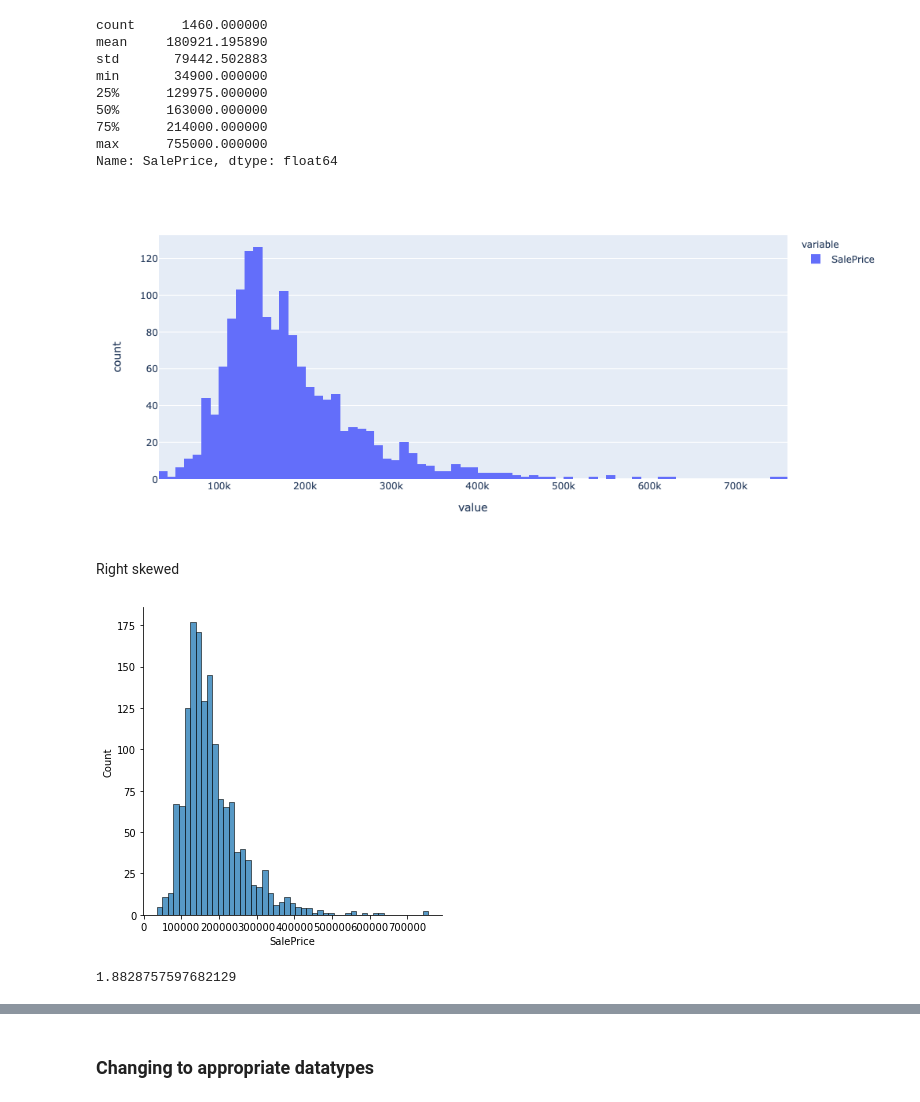
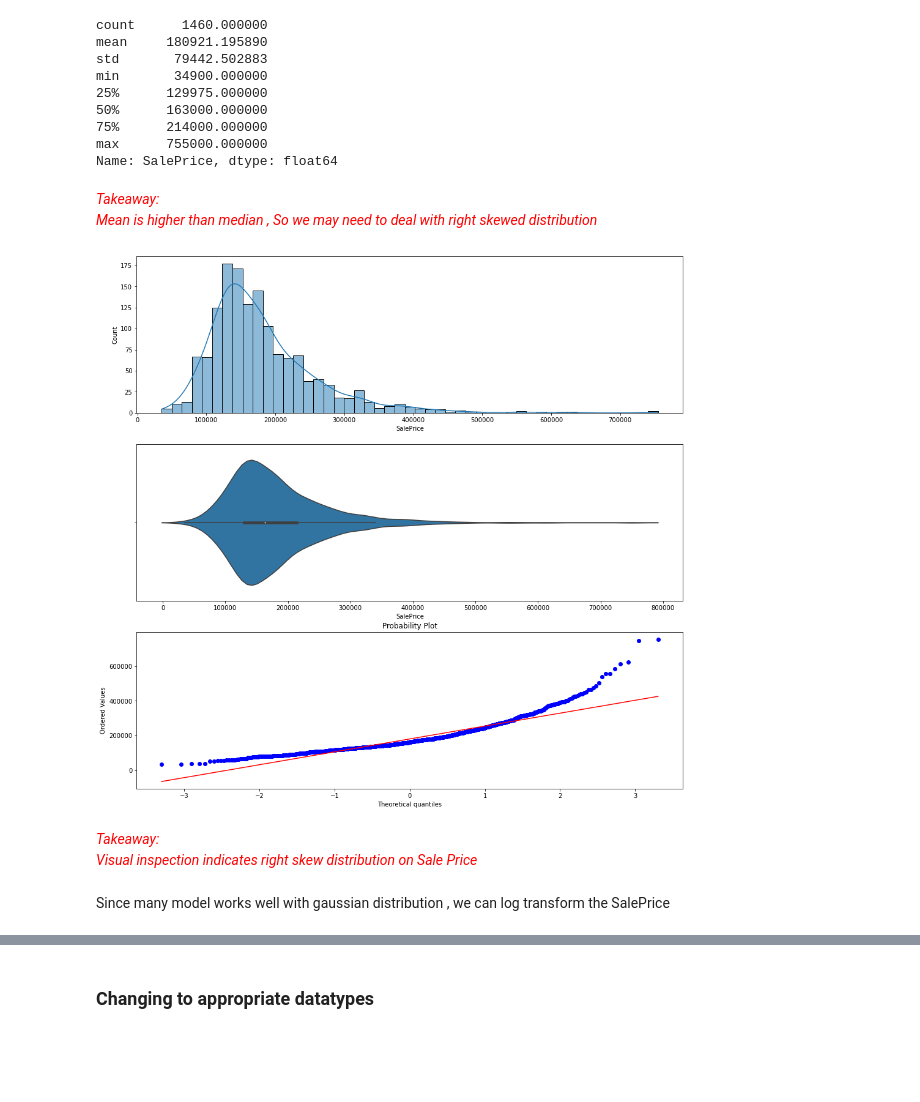
Before and after one commit to prabha-git/kaggle, a Jupyter notebook: House Prices Advanced Regression Techniques/Comprehensive data exploration with Python.ipynb, the cells around one changed output, grey strips where cells are left out. Saved outputs shown, nothing was run; the diff lists cells and outputs as text; code cells hidden in the pictures; blank space fills up the shorter version.

```diff
--- a/House Prices Advanced Regression Techniques/Comprehensive data exploration with Python.ipynb
+++ b/House Prices Advanced Regression Techniques/Comprehensive data exploration with Python.ipynb
@@ -21,7 +24,8 @@ from sklearn.metrics import mean_squared_log_error
 pd.set_option('display.max_rows',None)
 pd.set_option('display.max_columns',None)
 # %%
-df_train = pd.read_csv('data/train.csv')
-df_test = pd.read_csv('data/test.csv')
-print("train -> ",df_train.shape, "\ntest  -> ",df_test.shape)
+# Loading the data
+train = pd.read_csv('data/train.csv')
+test = pd.read_csv('data/test.csv')
+print("train shape -> ",train.shape, "\ntest  shape -> ",test.shape)
 # %% [output]
@@ -45,19 +55,23 @@ min       34900.000000
 75%      214000.000000
 max      755000.000000
 Name: SalePrice, dtype: float64
-# %%
-fig = px.histogram(df_train['SalePrice'],nbins=100)
-fig.show()
-# %% [output]
-[figure, removed]
-# %% [markdown]
-Right skewed
-# %%
-sns.displot(df_train['SalePrice']);
-# %% [output]
-[figure, removed]
-# %%
-df_train['SalePrice'].skew()
-#df_train['SalePrice'].kurt()
-# %% [output]
-1.8828757597682129
+# %% [markdown]
+*<font color = 'red'>
+Takeaway:
+Mean is higher than median , So we may need to deal with right skewed distribution
+<font>*
+# %%
+fig, ax = plt.subplots(nrows=3,ncols=1,figsize=(16, 16))
+sns.histplot(x=train['SalePrice'], ax=ax[0],kde=True)
+sns.violinplot(x= train['SalePrice'], ax=ax[1])
+stats.probplot(train['SalePrice'], dist="norm",plot=ax[2])
+plt.show()
+# %% [output]
+[figure, added]
+# %% [markdown]
+*<font color = 'red'>
+Takeaway:
+Visual inspection indicates right skew distribution on Sale Price
+<font>*
+# %% [markdown]
+Since many model works well with gaussian distribution , we can log transform the SalePrice
```
Also changed, not shown: parts of 122 cells of this notebook.
